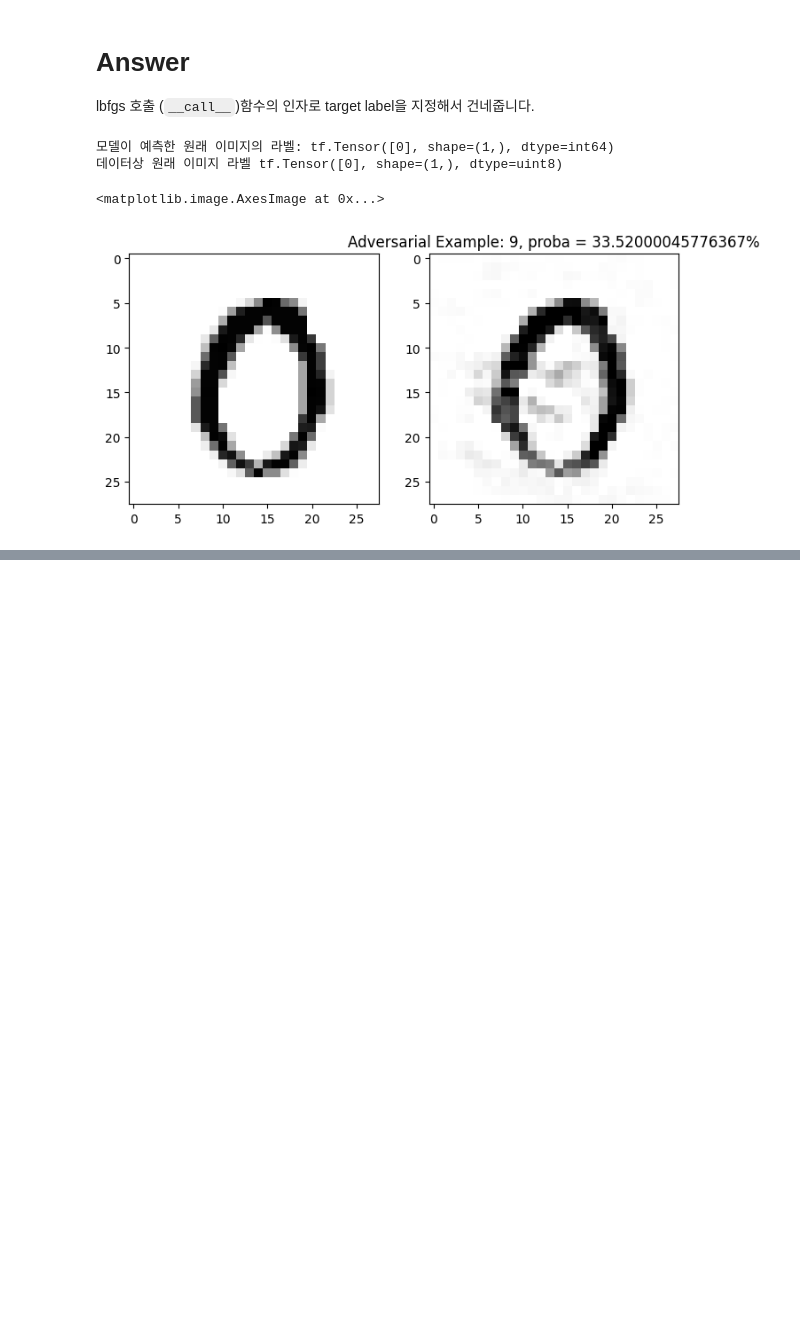
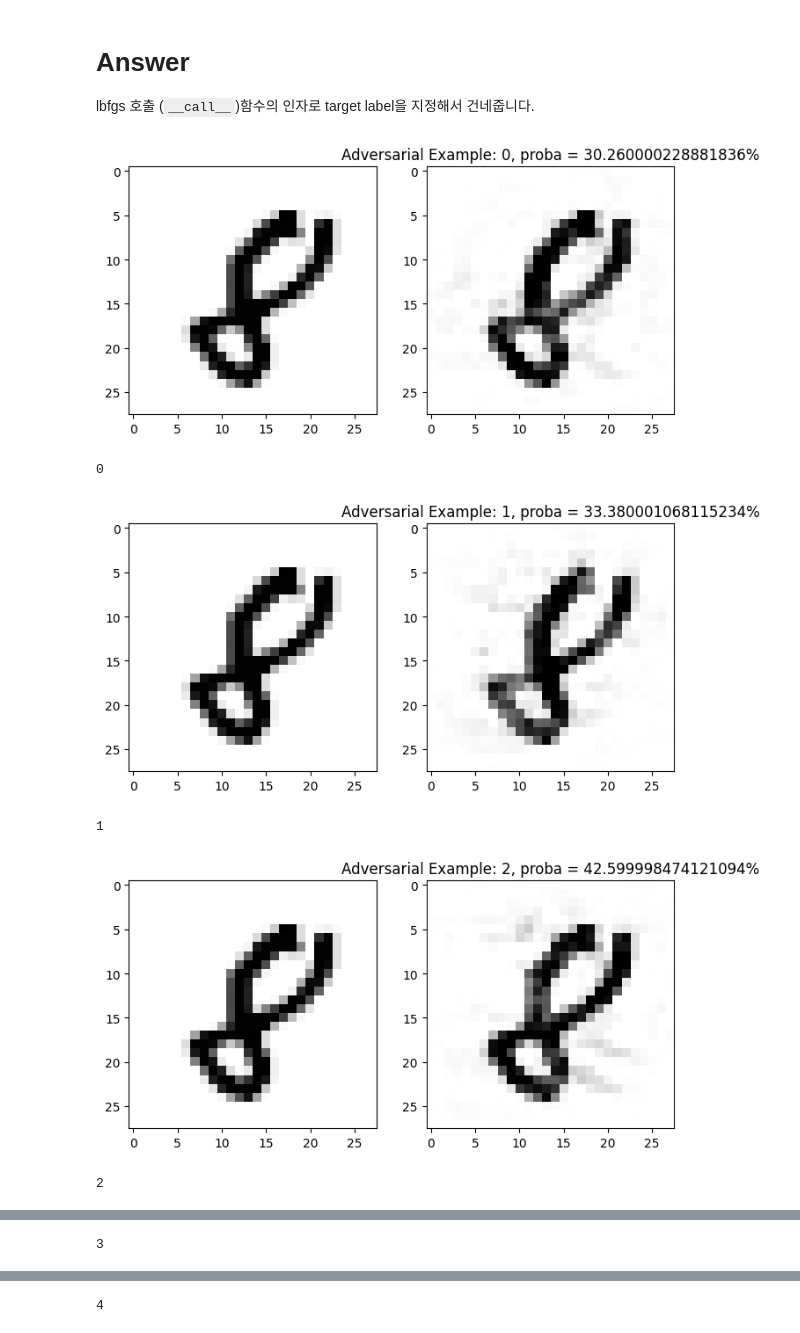
Before and after one commit to nongaussian/class-2023-lig-aix, a Jupyter notebook: P1_L-BFGS/lbfgs-ans.ipynb, the cells around one changed output, grey strips where cells are left out. Drawn from its saved outputs; the diff is of its cells as text; code cells hidden in the pictures; blank space fills up the shorter version.

```diff
--- a/P1_L-BFGS/lbfgs-ans.ipynb
+++ b/P1_L-BFGS/lbfgs-ans.ipynb
@@ -239,38 +239,43 @@ ax[0].imshow(data, cmap='Greys')
 # Answer
 
 lbfgs 호출 (`__call__`)함수의 인자로 target label을 지정해서 건네줍니다.
-# %%
-target_label = 9
-
-lbfgs(data_origin, tf.ones(1) * target_label, epsilon=0.01)
-
-adv = lbfgs._advs
-
-label_adv = tf.argmax(model(adv), axis=1)
-
-#proba_original = tf.reduce_max(model(data)).numpy()*100
-proba_adv = tf.reduce_max(tf.nn.softmax(lbfgs._output), axis=1).numpy() * 100
-# %%
-import os
-os.environ['KMP_DUPLICATE_LIB_OK']='True' #plt 실행할 때 kernel dead되는 것을 방지
-print("")
-print("모델이 예측한 원래 이미지의 라벨:",tf.argmax(model(data_origin),axis=1))
-print("데이터상 원래 이미지 라벨",label_origin)
-print("")
-
-fig, ax = plt.subplots(1, 2, figsize=(8, 10))
-
-# Adversarial Example 그리기
-adv = tf.reshape(adv,(28,28))
-ax[1].imshow(adv, cmap='Greys')
-ax[1].set_title("Adversarial Example: {}, proba = {}%".format(label_adv.numpy()[0],
-                                                               round(proba_adv[0], 2)))
-# Original data 그리기
-data = tf.reshape(data_origin,(28,28))
-ax[0].imshow(data, cmap='Greys')
-#ax[0].set_title("Original image: {}, proba = {}%".format(target.numpy()[0], round(proba_original, 2)))
-# %% [output]
-모델이 예측한 원래 이미지의 라벨: tf.Tensor([0], shape=(1,), dtype=int64)
-데이터상 원래 이미지 라벨 tf.Tensor([0], shape=(1,), dtype=uint8)
-<matplotlib.image.AxesImage at 0x...>
-[figure, removed]
+# %%
+test_loader = iter(test_dataset)
+data_origin, label_origin = next(iter(test_loader))
+
+lbfgs = LBFGSAttack(model,)
+
+
+for target_label in range(10):
+
+    lbfgs(data_origin, tf.ones(1) * target_label, epsilon=0.01)
+
+    adv = lbfgs._adv
+
+    label_adv = tf.argmax(model(adv), axis=1)
+
+    #proba_original = tf.reduce_max(model(data)).numpy()*100
+    proba_adv = tf.reduce_max(tf.nn.softmax(lbfgs._output), axis=1).numpy() * 100
+
+    fig, ax = plt.subplots(1, 2, figsize=(8, 10))
+
+    # Adversarial Example 그리기
+    adv = tf.reshape(adv,(28,28))
+    ax[1].imshow(adv, cmap='Greys')
+    ax[1].set_title("Adversarial Example: {}, proba = {}%".format(label_adv.numpy()[0],
+                                                                   round(proba_adv[0], 2)))
+    # Original data 그리기
+    data = tf.reshape(data_origin,(28,28))
+    ax[0].imshow(data, cmap='Greys')
+    #ax[0].set_title("Original image: {}, proba = {}%".format(target.numpy()[0], round(proba_original, 2)))
+
+    # fig.show()
+    plt.show()
+    print(target_label)
+# %% [output]
+[figure, added]
+0
+[figure, added]
+1
+[figure, added]
+2
@@ -276,0 +283 @@ ax[0].imshow(data, cmap='Greys')
+3
@@ -276,0 +285 @@ ax[0].imshow(data, cmap='Greys')
+4
```
Also changed, not shown: parts of 1 cell of this notebook.
